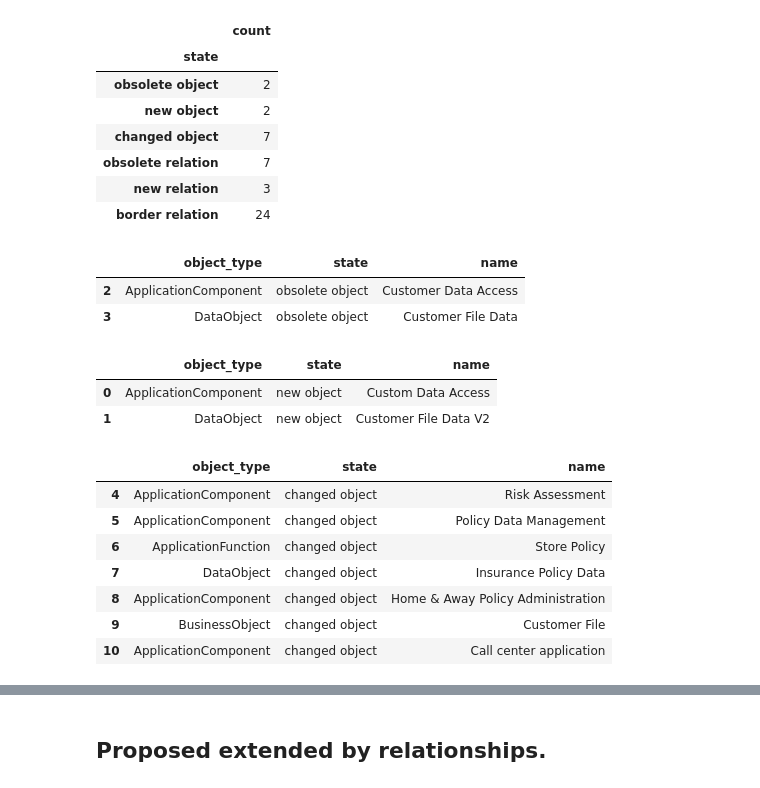
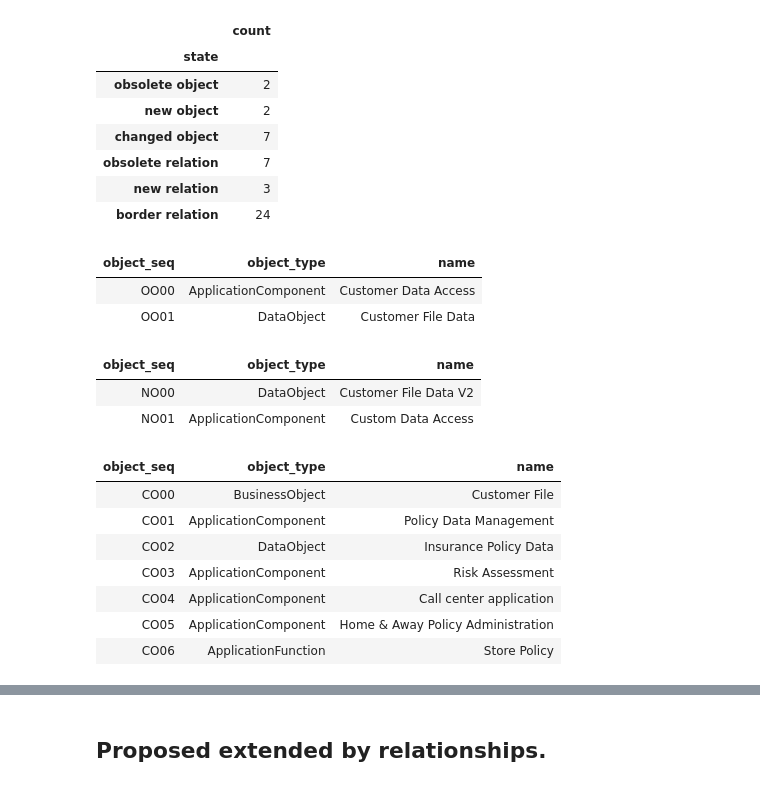
Before and after one commit to RichDijk/EAGOC, a Jupyter notebook: ea_goc.ipynb, the cells around one changed output, grey strips where cells are left out. Saved outputs shown, nothing was run; the diff lists cells and outputs as text; code cells hidden in the pictures.

```diff
--- a/ea_goc.ipynb
+++ b/ea_goc.ipynb
@@ -33,6 +33,7 @@ class Element:
         self.id = id
         self.name = name
         self.element_type = element_type
+        self.element_seq = None
 
         self.relation_asis_ids = set()
         self.relation_tobe_ids = set()
@@ -80,6 +81,7 @@ class Relation:
         self.relation_type = relation_type
         self.source = source
         self.target = target
+        self.relation_seq = None
 
         self.is_part_of_asis = False
         self.is_part_of_tobe = False
@@ -441,7 +434,7 @@ for relation_id, relation in relations_dict.items():
 # %%
 # Create dataframe for printing and counting
 # ------------------------------------------
-relation_df_columns = ['source', 'source_type', 'target', 'target_type', 'relation_type', 'state']
+relation_df_columns = ['relation_seq', 'source', 'source_type', 'target', 'target_type', 'relation_type', 'state']
 goc_elements_df = pd.DataFrame(data=[], columns=['object_type', 'state', 'name'])
 goc_relations_df = pd.DataFrame(data=[], columns=relation_df_columns)
 
@@ -459,20 +452,26 @@ relation_sets = [(set_obsolete_relations, 'obsolete relation'),
 
 for (_set, state) in element_sets:
     new_rows = []
-    for element_id in _set:
+    object_seq_prefix = ''.join([str(s[0]).capitalize() for s in state.split()])
+    for (element_id, seq) in zip(_set, range(len(_set))):
         element = elements_dict[element_id]
-        new_rows.append([element.name, element.element_type, state])
-    df_set = pd.DataFrame(data=new_rows, columns=['name', 'object_type', 'state'])
+        object_seq = ''.join([object_seq_prefix, str(seq) if seq >9 else f'0{seq}'])
+        element.element_seq = object_seq
+        new_rows.append([object_seq, element.name, element.element_type, state])
+
+    df_set = pd.DataFrame(data=new_rows, columns=['object_seq', 'name', 'object_type', 'state'])
     goc_elements_df = pd.concat([goc_elements_df, df_set], sort=False, ignore_index=True)
 
 for (_set, state) in relation_sets:
     new_rows = []
-    for relation_id in _set:
+    relation_seq_prefix = ''.join([str(s[0]).capitalize() for s in state.split() ])
+    for (relation_id, seq) in zip(_set, range(len(_set))):
         relation = relations_dict[relation_id]
-        #new_rows.append([relation.name, relation.relation_type, state])
         source = elements_dict[relation.source]
         target = elements_dict[relation.target]
-        new_rows.append([source.name, source.element_type, target.name, target.element_type,
+        relation_seq = ''.join([relation_seq_prefix, str(seq) if seq >9 else f'0{seq}'])
+        relation.relation_seq = relation_seq
+        new_rows.append([relation_seq, source.name, source.element_type, target.name, target.element_type,
                          relation.relation_type, state])
     df_set = pd.DataFrame(data=new_rows, columns=relation_df_columns) #['name', 'relation_type', 'state'])
     goc_relations_df = pd.concat([goc_relations_df, df_set], sort=False, ignore_index=True)
@@ -501,29 +500,33 @@ count_df.loc[['obsolete object', 'new object', 'changed object',
 | obsolete relation | 7 |
 | new relation | 3 |
 | border relation | 24 |
+# %%
+def list_obj_df(state):
+    result = goc_elements_df[goc_elements_df.state==state][['object_seq','object_type','name']].style.hide_index()
+    return result
 # %%
-goc_elements_df[goc_elements_df.state=='obsolete object']
+list_obj_df('obsolete object')
 # %% [output]
-|  | object_type | state | name |
-| 2 | ApplicationComponent | obsolete object | Customer Data Access |
-| 3 | DataObject | obsolete object | Customer File Data |
+| object_seq | object_type | name |
+| OO00 | ApplicationComponent | Customer Data Access |
+| OO01 | DataObject | Customer File Data |
 # %%
-goc_elements_df[goc_elements_df.state=='new object']
+list_obj_df('new object')
 # %% [output]
-|  | object_type | state | name |
-| 0 | ApplicationComponent | new object | Custom Data Access |
-| 1 | DataObject | new object | Customer File Data V2 |
+| object_seq | object_type | name |
+| NO00 | DataObject | Customer File Data V2 |
+| NO01 | ApplicationComponent | Custom Data Access |
 # %%
-goc_elements_df[goc_elements_df.state=='changed object']
+list_obj_df('changed object')
 # %% [output]
-|  | object_type | state | name |
-| 4 | ApplicationComponent | changed object | Risk Assessment |
-| 5 | ApplicationComponent | changed object | Policy Data Management |
-| 6 | ApplicationFunction | changed object | Store Policy |
-| 7 | DataObject | changed object | Insurance Policy Data |
-| 8 | ApplicationComponent | changed object | Home & Away Policy Administration |
-| 9 | BusinessObject | changed object | Customer File |
-| 10 | ApplicationComponent | changed object | Call center application |
+| object_seq | object_type | name |
+| CO00 | BusinessObject | Customer File |
+| CO01 | ApplicationComponent | Policy Data Management |
+| CO02 | DataObject | Insurance Policy Data |
+| CO03 | ApplicationComponent | Risk Assessment |
+| CO04 | ApplicationComponent | Call center application |
+| CO05 | ApplicationComponent | Home & Away Policy Administration |
+| CO06 | ApplicationFunction | Store Policy |
 # %%
 goc_relations_df[goc_relations_df.state=='obsolete relation']
 # %% [output]
```
Also changed, not shown: parts of 11 cells of this notebook.
